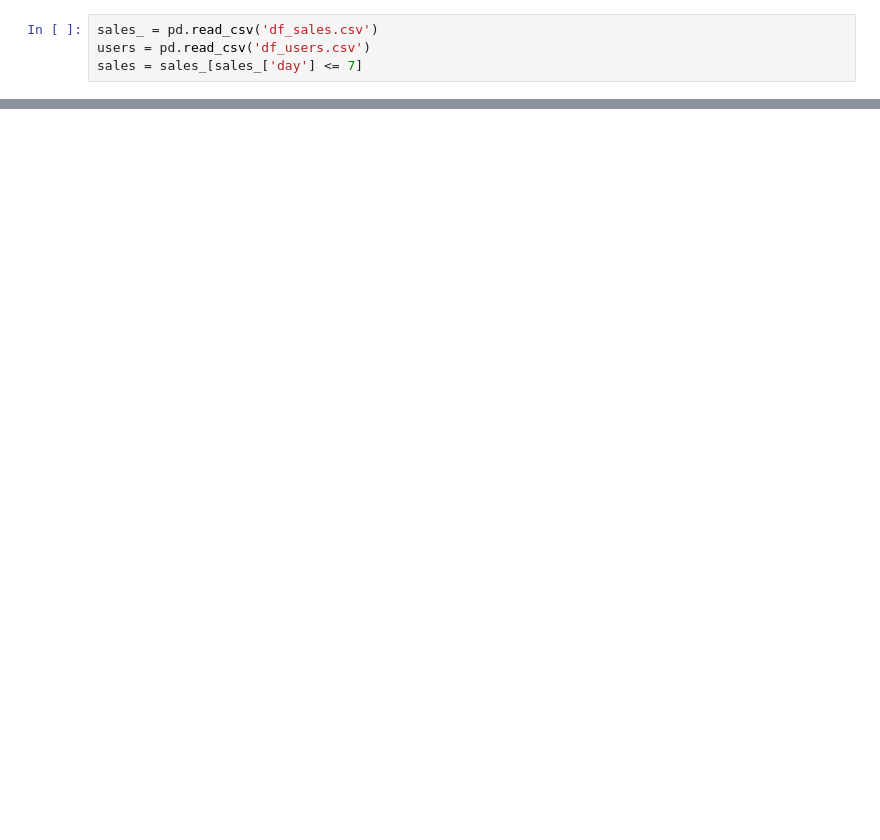
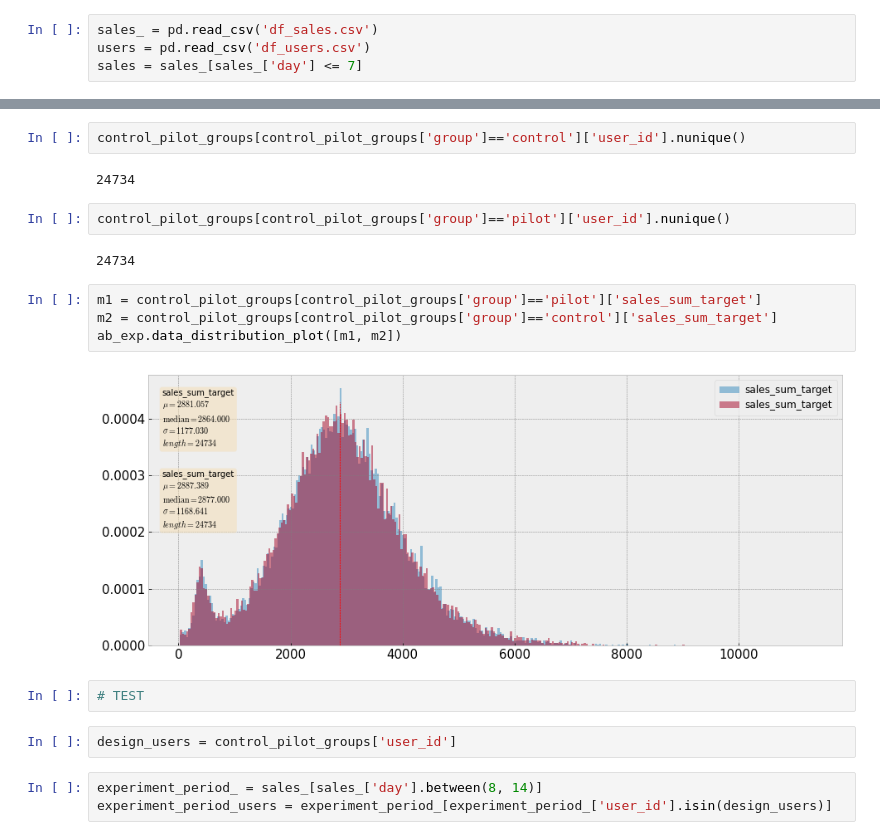
Before and after one commit to repinmihail/AB-test-pipeline, a Jupyter notebook: testing-demo.ipynb, the cells around one changed output, grey strips where cells are left out. Drawn from its saved outputs; the diff is of its cells as text; blank space fills up the shorter version.

```diff
--- a/testing-demo.ipynb
+++ b/testing-demo.ipynb
@@ -57,0 +105,21 @@ TypeError: get_grouped_columns() missing 1 required positional argument: 'except
+# %%
+control_pilot_groups[control_pilot_groups['group']=='control']['user_id'].nunique()
+# %% [output]
+24734
+# %%
+control_pilot_groups[control_pilot_groups['group']=='pilot']['user_id'].nunique()
+# %% [output]
+24734
+# %%
+m1 = control_pilot_groups[control_pilot_groups['group']=='pilot']['sales_sum_target']
+m2 = control_pilot_groups[control_pilot_groups['group']=='control']['sales_sum_target']
+ab_exp.data_distribution_plot([m1, m2])
+# %% [output]
+[figure, added]
+# %%
+# TEST
+# %%
+design_users = control_pilot_groups['user_id']
+# %%
+experiment_period_ = sales_[sales_['day'].between(8, 14)]
+experiment_period_users = experiment_period_[experiment_period_['user_id'].isin(design_users)]
```
Also changed, not shown: parts of 27 cells of this notebook, 3 other files.
